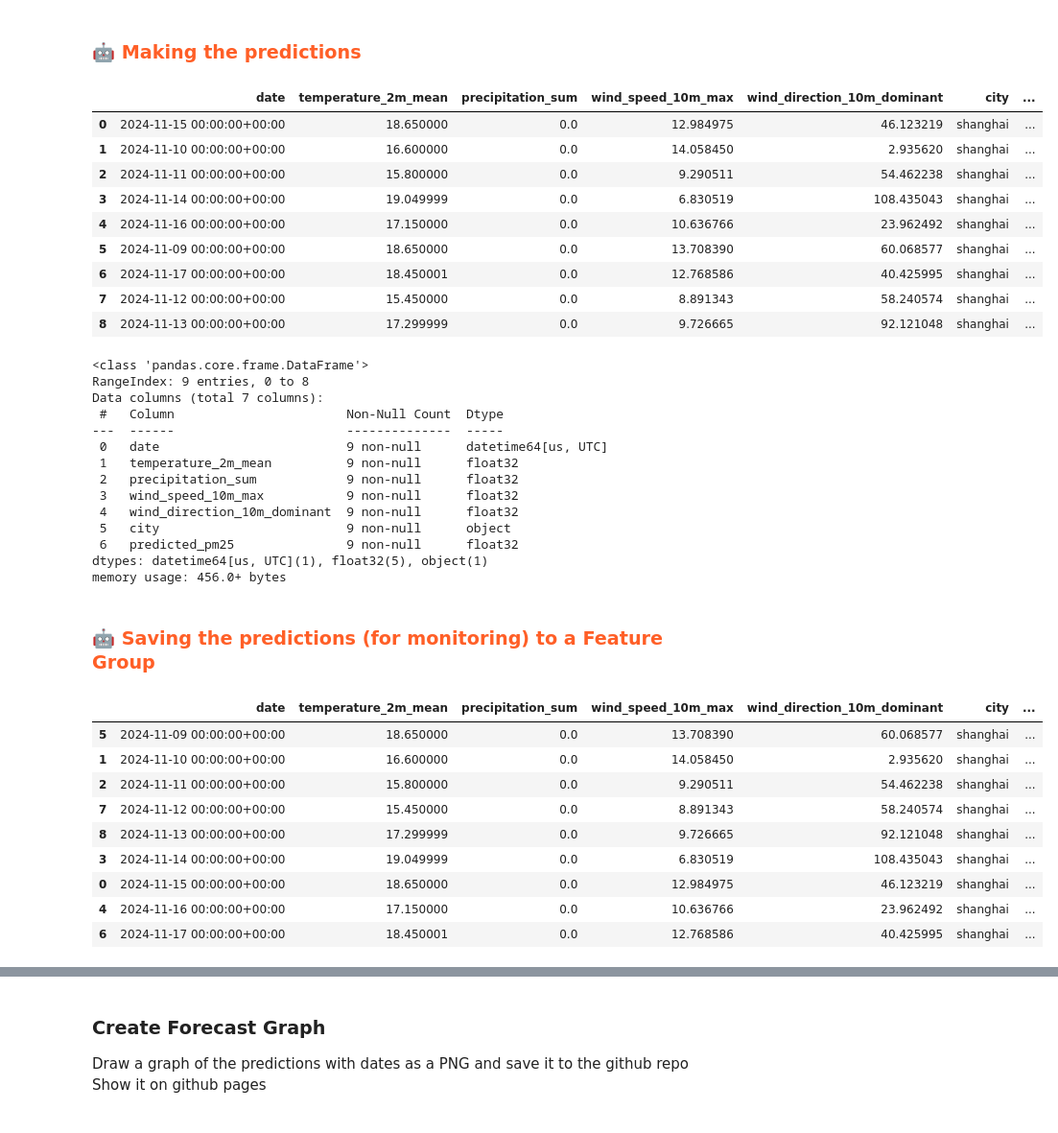
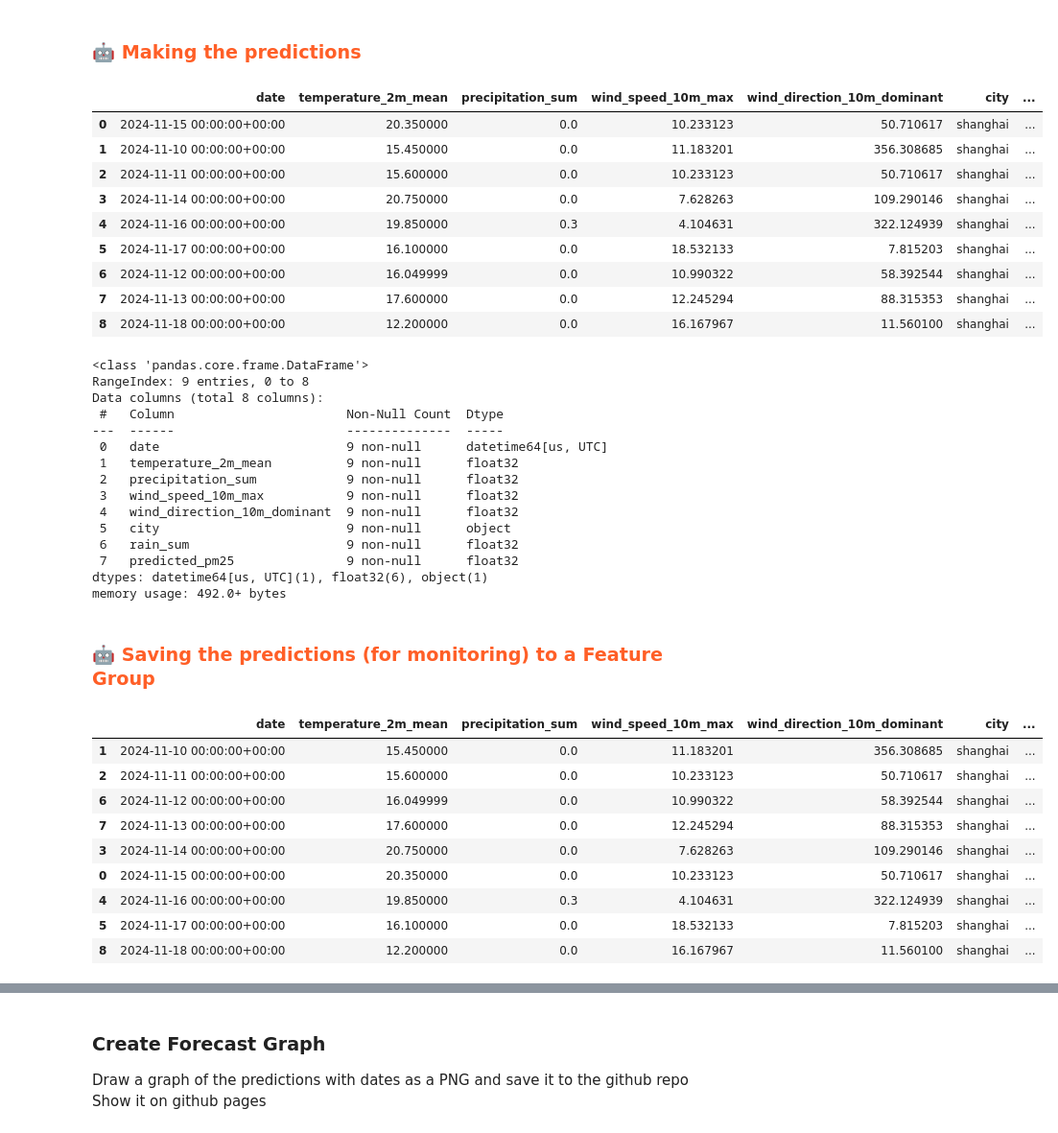
Before and after one commit to AMomozZz/mlfs-book, a Jupyter notebook: notebooks/ch03/4_air_quality_batch_inference.ipynb, the cells around one changed output, grey strips where cells are left out. Shown at 96% size. Drawn from its saved outputs; the diff is of its cells as text; code cells hidden in the pictures.

```diff
--- a/notebooks/ch03/4_air_quality_batch_inference.ipynb
+++ b/notebooks/ch03/4_air_quality_batch_inference.ipynb
@@ -63,7 +62,7 @@ mr = project.get_model_registry()
 
 retrieved_model = mr.get_model(
     name="air_quality_xgboost_model",
-    version=1,
+    version=2,
 )
 
 # Download the saved model artifacts to a local directory
@@ -118,25 +117,25 @@ Finished: Reading data from Hopsworks, using Hopsworks Feature Query Service (9.
 ### <span style="color:#ff5f27;">🤖 Making the predictions</span>
 # %%
 batch_data['predicted_pm25'] = retrieved_xgboost_model.predict(
-    batch_data[['temperature_2m_mean', 'precipitation_sum', 'wind_speed_10m_max', 'wind_direction_10m_dominant']])
+    batch_data[['temperature_2m_mean', 'precipitation_sum', 'wind_speed_10m_max', 'wind_direction_10m_dominant', "rain_sum"]])
 batch_data
 # %% [output]
 |  | date | temperature_2m_mean | precipitation_sum | wind_speed_10m_max | wind_direction_10m_dominant | city | ... |
-| 0 | 2024-11-15 00:00:00+00:00 | 18.650000 | 0.0 | 12.984975 | 46.123219 | shanghai | ... |
-| 1 | 2024-11-10 00:00:00+00:00 | 16.600000 | 0.0 | 14.058450 | 2.935620 | shanghai | ... |
-| 2 | 2024-11-11 00:00:00+00:00 | 15.800000 | 0.0 | 9.290511 | 54.462238 | shanghai | ... |
-| 3 | 2024-11-14 00:00:00+00:00 | 19.049999 | 0.0 | 6.830519 | 108.435043 | shanghai | ... |
-| 4 | 2024-11-16 00:00:00+00:00 | 17.150000 | 0.0 | 10.636766 | 23.962492 | shanghai | ... |
-| 5 | 2024-11-09 00:00:00+00:00 | 18.650000 | 0.0 | 13.708390 | 60.068577 | shanghai | ... |
-| 6 | 2024-11-17 00:00:00+00:00 | 18.450001 | 0.0 | 12.768586 | 40.425995 | shanghai | ... |
-| 7 | 2024-11-12 00:00:00+00:00 | 15.450000 | 0.0 | 8.891343 | 58.240574 | shanghai | ... |
-| 8 | 2024-11-13 00:00:00+00:00 | 17.299999 | 0.0 | 9.726665 | 92.121048 | shanghai | ... |
+| 0 | 2024-11-15 00:00:00+00:00 | 20.350000 | 0.0 | 10.233123 | 50.710617 | shanghai | ... |
+| 1 | 2024-11-10 00:00:00+00:00 | 15.450000 | 0.0 | 11.183201 | 356.308685 | shanghai | ... |
+| 2 | 2024-11-11 00:00:00+00:00 | 15.600000 | 0.0 | 10.233123 | 50.710617 | shanghai | ... |
+| 3 | 2024-11-14 00:00:00+00:00 | 20.750000 | 0.0 | 7.628263 | 109.290146 | shanghai | ... |
+| 4 | 2024-11-16 00:00:00+00:00 | 19.850000 | 0.3 | 4.104631 | 322.124939 | shanghai | ... |
+| 5 | 2024-11-17 00:00:00+00:00 | 16.100000 | 0.0 | 18.532133 | 7.815203 | shanghai | ... |
+| 6 | 2024-11-12 00:00:00+00:00 | 16.049999 | 0.0 | 10.990322 | 58.392544 | shanghai | ... |
+| 7 | 2024-11-13 00:00:00+00:00 | 17.600000 | 0.0 | 12.245294 | 88.315353 | shanghai | ... |
+| 8 | 2024-11-18 00:00:00+00:00 | 12.200000 | 0.0 | 16.167967 | 11.560100 | shanghai | ... |
 # %%
 batch_data.info()
 # %% [output]
 <class 'pandas.core.frame.DataFrame'>
 RangeIndex: 9 entries, 0 to 8
-Data columns (total 7 columns):
+Data columns (total 8 columns):
  #   Column                       Non-Null Count  Dtype
 ---  ------                       --------------  -----
  0   date                         9 non-null      datetime64[us, UTC]
@@ -145,9 +144,10 @@ Data columns (total 7 columns):
  3   wind_speed_10m_max           9 non-null      float32
  4   wind_direction_10m_dominant  9 non-null      float32
  5   city                         9 non-null      object
- 6   predicted_pm25               9 non-null      float32
-dtypes: datetime64[us, UTC](1), float32(5), object(1)
-memory usage: 456.0+ bytes
+ 6   rain_sum                     9 non-null      float32
+ 7   predicted_pm25               9 non-null      float32
+dtypes: datetime64[us, UTC](1), float32(6), object(1)
+memory usage: 492.0+ bytes
 # %% [markdown]
 ### <span style="color:#ff5f27;">🤖 Saving the predictions (for monitoring) to a Feature Group</span>
 # %%
@@ -160,15 +160,15 @@ batch_data['days_before_forecast_day'] = range(1, len(batch_data)+1)
 batch_data
 # %% [output]
 |  | date | temperature_2m_mean | precipitation_sum | wind_speed_10m_max | wind_direction_10m_dominant | city | ... |
-| 5 | 2024-11-09 00:00:00+00:00 | 18.650000 | 0.0 | 13.708390 | 60.068577 | shanghai | ... |
-| 1 | 2024-11-10 00:00:00+00:00 | 16.600000 | 0.0 | 14.058450 | 2.935620 | shanghai | ... |
-| 2 | 2024-11-11 00:00:00+00:00 | 15.800000 | 0.0 | 9.290511 | 54.462238 | shanghai | ... |
-| 7 | 2024-11-12 00:00:00+00:00 | 15.450000 | 0.0 | 8.891343 | 58.240574 | shanghai | ... |
-| 8 | 2024-11-13 00:00:00+00:00 | 17.299999 | 0.0 | 9.726665 | 92.121048 | shanghai | ... |
-| 3 | 2024-11-14 00:00:00+00:00 | 19.049999 | 0.0 | 6.830519 | 108.435043 | shanghai | ... |
-| 0 | 2024-11-15 00:00:00+00:00 | 18.650000 | 0.0 | 12.984975 | 46.123219 | shanghai | ... |
-| 4 | 2024-11-16 00:00:00+00:00 | 17.150000 | 0.0 | 10.636766 | 23.962492 | shanghai | ... |
-| 6 | 2024-11-17 00:00:00+00:00 | 18.450001 | 0.0 | 12.768586 | 40.425995 | shanghai | ... |
+| 1 | 2024-11-10 00:00:00+00:00 | 15.450000 | 0.0 | 11.183201 | 356.308685 | shanghai | ... |
+| 2 | 2024-11-11 00:00:00+00:00 | 15.600000 | 0.0 | 10.233123 | 50.710617 | shanghai | ... |
+| 6 | 2024-11-12 00:00:00+00:00 | 16.049999 | 0.0 | 10.990322 | 58.392544 | shanghai | ... |
+| 7 | 2024-11-13 00:00:00+00:00 | 17.600000 | 0.0 | 12.245294 | 88.315353 | shanghai | ... |
+| 3 | 2024-11-14 00:00:00+00:00 | 20.750000 | 0.0 | 7.628263 | 109.290146 | shanghai | ... |
+| 0 | 2024-11-15 00:00:00+00:00 | 20.350000 | 0.0 | 10.233123 | 50.710617 | shanghai | ... |
+| 4 | 2024-11-16 00:00:00+00:00 | 19.850000 | 0.3 | 4.104631 | 322.124939 | shanghai | ... |
+| 5 | 2024-11-17 00:00:00+00:00 | 16.100000 | 0.0 | 18.532133 | 7.815203 | shanghai | ... |
+| 8 | 2024-11-18 00:00:00+00:00 | 12.200000 | 0.0 | 16.167967 | 11.560100 | shanghai | ... |
 # %%
 batch_data.info()
 # %% [output]
```
Also changed, not shown: parts of 11 cells of this notebook, 3 other files.
